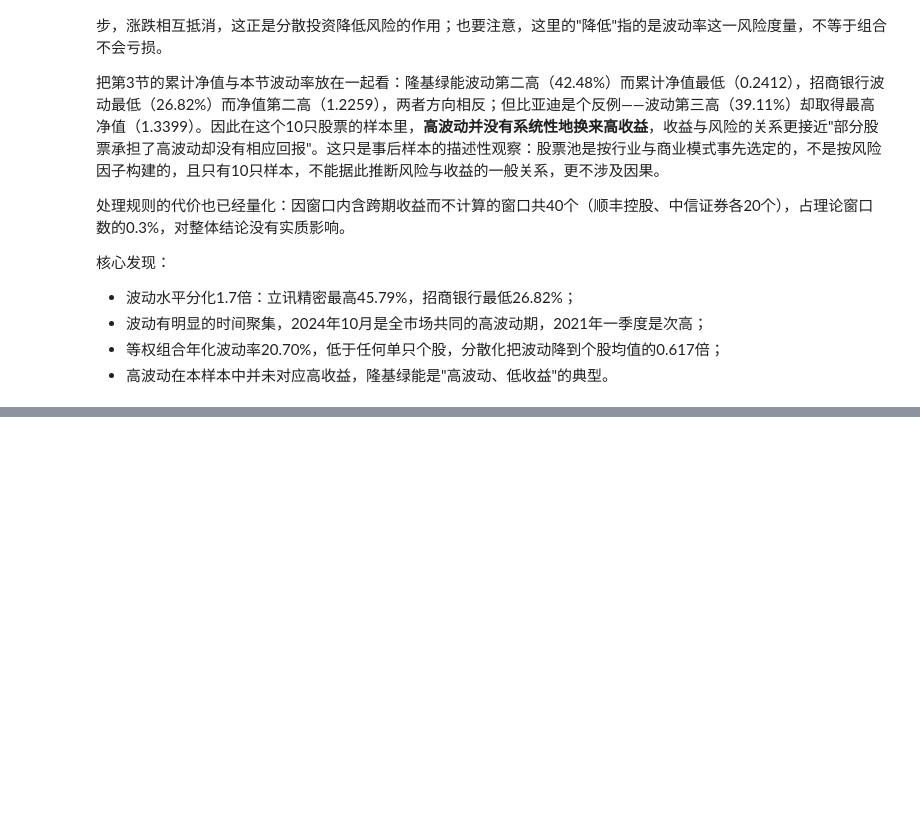
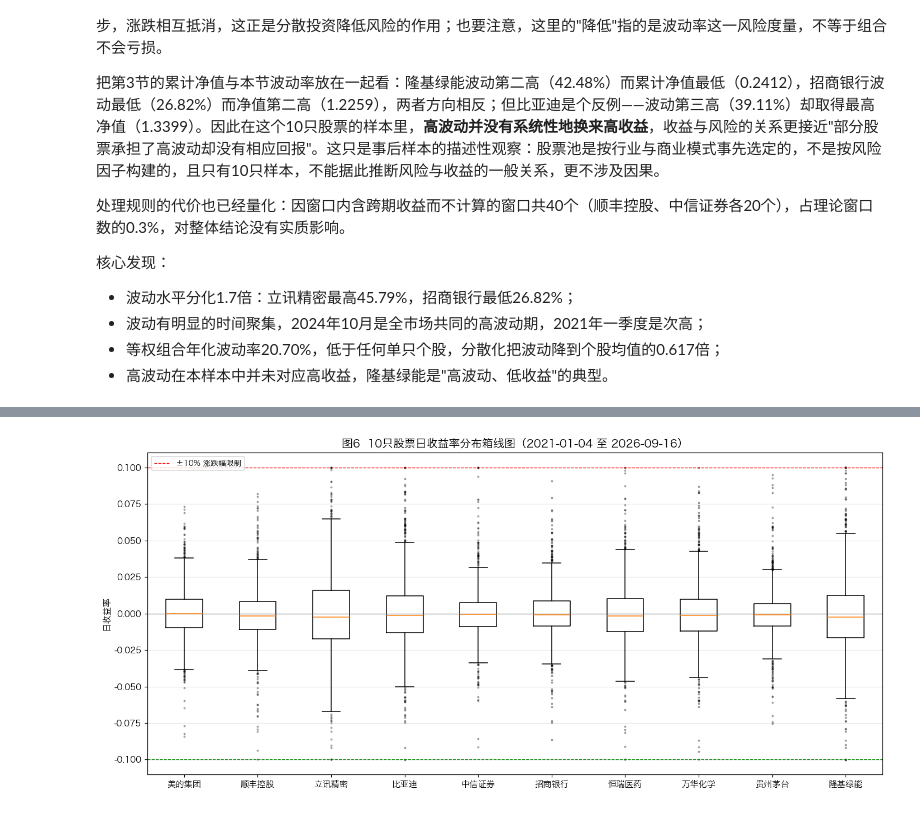
Before and after one commit to Jaremy112/fineco-homework, a Jupyter notebook: hw-02/hw_02-1.ipynb, the cells around one changed output, grey strips where cells are left out. Cells and saved outputs as stored; diff of their text form; code cells hidden in the pictures; blank space fills up the shorter version.

```diff
--- a/hw-02/hw_02-1.ipynb
+++ b/hw-02/hw_02-1.ipynb
@@ -787,0 +802,23 @@ display((eq_vol * 100).sort_values(ascending=False).head(10).round(2).to_frame("
+# %%
+# 描述统计：作业要求逐项列明的 8 个统计量
+ret_stats = d.loc[d["date"] >= "2021-01-01"].dropna(subset=["ret"])
+desc = ret_stats.groupby("stock_code").agg(
+    简称=("stock_name", "first"),
+    有效观测数=("ret", "size"),
+    均值=("ret", "mean"),
+    标准差=("ret", "std"),
+    最小值=("ret", "min"),
+    中位数=("ret", "median"),
+    最大值=("ret", "max"),
+    偏度=("ret", "skew"),
+    超额峰度=("ret", lambda s: s.kurt()),   # pandas 的 kurt 已是超额峰度（减 3）
+)
+display(desc.round({c: 6 for c in ["均值", "标准差", "最小值", "中位数", "最大值"]}
+                   | {c: 4 for c in ["偏度", "超额峰度"]}))
+
+print("全部股票合计有效观测数:", len(ret_stats))
+print("池化日收益均值:", round(float(ret_stats["ret"].mean()), 6),
+      " 池化日收益标准差:", round(float(ret_stats["ret"].std()), 6))
+print("池化偏度:", round(float(ret_stats["ret"].skew()), 4),
+      " 池化超额峰度:", round(float(ret_stats["ret"].kurt()), 4))
+print("正收益观测占比:", round(float((ret_stats["ret"] > 0).mean()), 4))
@@ -787,0 +842,17 @@ display((eq_vol * 100).sort_values(ascending=False).head(10).round(2).to_frame("
+# %%
+# 图6：10只股票日收益率箱线图（对比分布与离群点）
+fig, ax = plt.subplots(figsize=(13, 6))
+data = [ret_stats.loc[ret_stats["stock_code"] == c, "ret"].to_numpy() for c in order]
+bp = ax.boxplot(data, tick_labels=[names[c] for c in order], showfliers=True,
+                flierprops={"marker": ".", "markersize": 3, "alpha": 0.4})
+ax.axhline(0.10, color="red", linestyle="--", linewidth=0.9, label="±10% 涨跌幅限制")
+ax.axhline(-0.10, color="green", linestyle="--", linewidth=0.9)
+ax.axhline(0, color="gray", linewidth=0.8)
+ax.set_title("图6  10只股票日收益率分布箱线图（2021-01-04 至 2026-09-16）", fontsize=13)
+ax.set_ylabel("日收益率")
+ax.legend(fontsize=9)
+ax.grid(alpha=0.3, axis="y")
+fig.tight_layout()
+plt.show()
+# %% [output]
+[figure, added]
```
Also changed, not shown: parts of 8 cells of this notebook, 3 other files.
